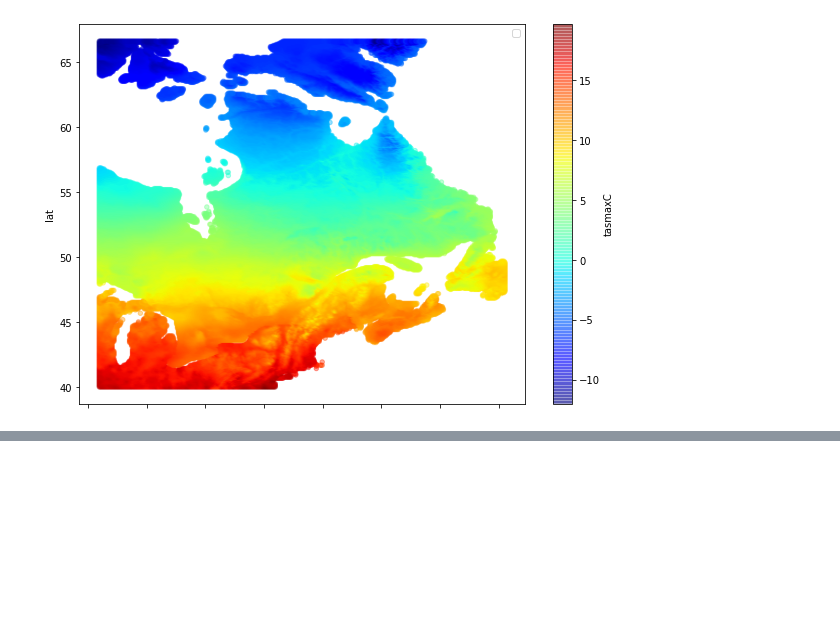
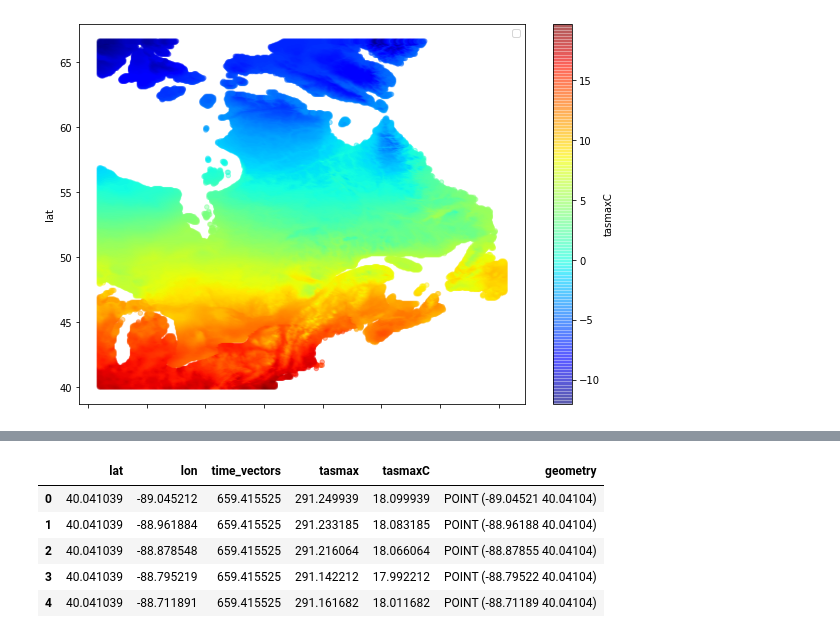
Before and after one commit to marinalopez2110/FistTemplateClimPort, a Jupyter notebook: Plotting TimeSeries and map Cleanup.ipynb, the cells around one changed output, grey strips where cells are left out. Saved outputs shown, nothing was run; the diff lists cells and outputs as text; code cells hidden in the pictures; blank space fills up the shorter version.

Commit message:
Converting NetCDF DataFrame into Geopandas GeoDataFrame with lat and lon as a Polygon to use Overlay from GeoPandas to merge both dataframe (overlapping) - clipping dataframe

```diff
--- a/Plotting TimeSeries and map Cleanup.ipynb
+++ b/Plotting TimeSeries and map Cleanup.ipynb
@@ -156,0 +172,4 @@ No handles with labels found to put in legend.
+# %%
+geom = [Point(x,y) for x, y in zip(GeoTempMeanC['lon'], GeoTempMeanC['lat'])]
+gdf = gpd.GeoDataFrame(GeoTempMeanC, geometry=geom)
+print(gdf.head())
@@ -156,0 +190,9 @@ No handles with labels found to put in legend.
+# %%
+gdf.head()
+# %% [output]
+|  | lat | lon | time_vectors | tasmax | tasmaxC | geometry |
+| 0 | 40.041039 | -89.045212 | 659.415525 | 291.249939 | 18.099939 | POINT (-89.04521 40.04104) |
+| 1 | 40.041039 | -88.961884 | 659.415525 | 291.233185 | 18.083185 | POINT (-88.96188 40.04104) |
+| 2 | 40.041039 | -88.878548 | 659.415525 | 291.216064 | 18.066064 | POINT (-88.87855 40.04104) |
+| 3 | 40.041039 | -88.795219 | 659.415525 | 291.142212 | 17.992212 | POINT (-88.79522 40.04104) |
+| 4 | 40.041039 | -88.711891 | 659.415525 | 291.161682 | 18.011682 | POINT (-88.71189 40.04104) |
```
Also changed, not shown: parts of 6 cells of this notebook, 3 other files.
